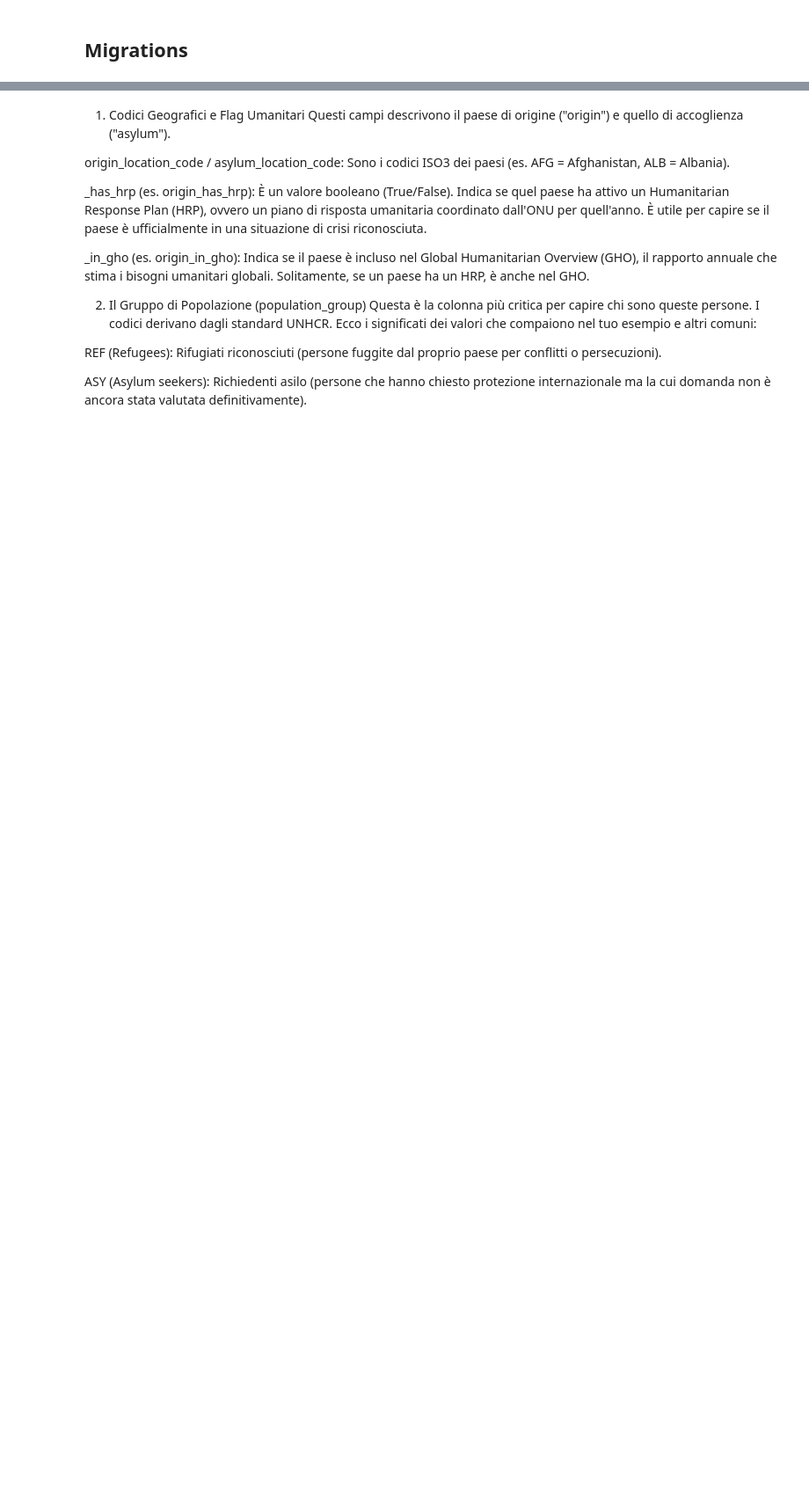
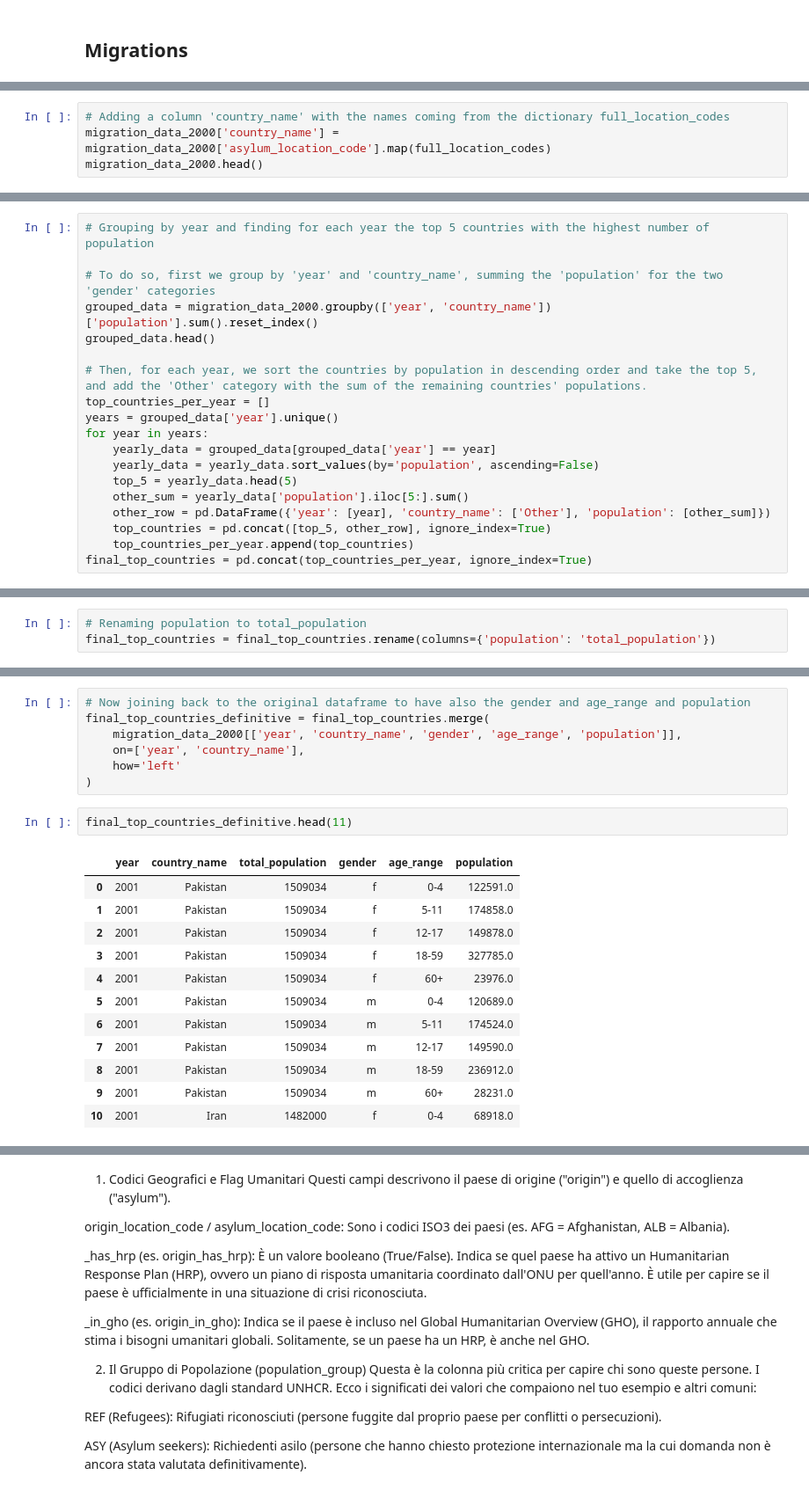
Before and after one commit to group-pi-dataviz/group-pi-dataviz.github.io, a Jupyter notebook: scripts/data_prepocessing_parte5.ipynb, the cells around one changed output, grey strips where cells are left out. Shown at 88% size. Cells and saved outputs as stored; diff of their text form; blank space fills up the shorter version.

```diff
--- a/scripts/data_prepocessing_parte5.ipynb
+++ b/scripts/data_prepocessing_parte5.ipynb
@@ -29,0 +294,4 @@ def summarize_data(data):
+# %%
+# Adding a column 'country_name' with the names coming from the dictionary full_location_codes
+migration_data_2000['country_name'] = migration_data_2000['asylum_location_code'].map(full_location_codes)
+migration_data_2000.head()
@@ -29,0 +305,19 @@ def summarize_data(data):
+# %%
+# Grouping by year and finding for each year the top 5 countries with the highest number of population
+
+# To do so, first we group by 'year' and 'country_name', summing the 'population' for the two 'gender' categories
+grouped_data = migration_data_2000.groupby(['year', 'country_name'])['population'].sum().reset_index()
+grouped_data.head()
+
+# Then, for each year, we sort the countries by population in descending order and take the top 5, and add the 'Other' category with the sum of the remaining countries' populations.
+top_countries_per_year = []
+years = grouped_data['year'].unique()
+for year in years:
+    yearly_data = grouped_data[grouped_data['year'] == year]
+    yearly_data = yearly_data.sort_values(by='population', ascending=False)
+    top_5 = yearly_data.head(5)
+    other_sum = yearly_data['population'].iloc[5:].sum()
+    other_row = pd.DataFrame({'year': [year], 'country_name': ['Other'], 'population': [other_sum]})
+    top_countries = pd.concat([top_5, other_row], ignore_index=True)
+    top_countries_per_year.append(top_countries)
+final_top_countries = pd.concat(top_countries_per_year, ignore_index=True)
@@ -29,0 +338,3 @@ def summarize_data(data):
+# %%
+# Renaming population to total_population
+final_top_countries = final_top_countries.rename(columns={'population': 'total_population'})
@@ -29,0 +356,22 @@ def summarize_data(data):
+# %%
+# Now joining back to the original dataframe to have also the gender and age_range and population
+final_top_countries_definitive = final_top_countries.merge(
+    migration_data_2000[['year', 'country_name', 'gender', 'age_range', 'population']],
+    on=['year', 'country_name'],
+    how='left'
+)
+# %%
+final_top_countries_definitive.head(11)
+# %% [output]
+|  | year | country_name | total_population | gender | age_range | population |
+| 0 | 2001 | Pakistan | 1509034 | f | 0-4 | 122591.0 |
+| 1 | 2001 | Pakistan | 1509034 | f | 5-11 | 174858.0 |
+| 2 | 2001 | Pakistan | 1509034 | f | 12-17 | 149878.0 |
+| 3 | 2001 | Pakistan | 1509034 | f | 18-59 | 327785.0 |
+| 4 | 2001 | Pakistan | 1509034 | f | 60+ | 23976.0 |
+| 5 | 2001 | Pakistan | 1509034 | m | 0-4 | 120689.0 |
+| 6 | 2001 | Pakistan | 1509034 | m | 5-11 | 174524.0 |
+| 7 | 2001 | Pakistan | 1509034 | m | 12-17 | 149590.0 |
+| 8 | 2001 | Pakistan | 1509034 | m | 18-59 | 236912.0 |
+| 9 | 2001 | Pakistan | 1509034 | m | 60+ | 28231.0 |
+| 10 | 2001 | Iran | 1482000 | f | 0-4 | 68918.0 |
```
Also changed, not shown: parts of 7 cells of this notebook, 3 other files.
